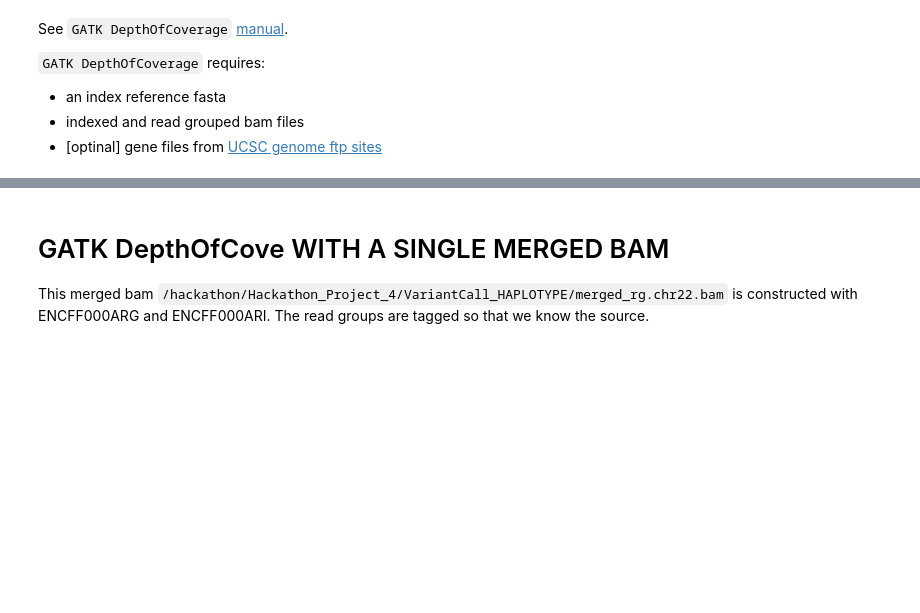
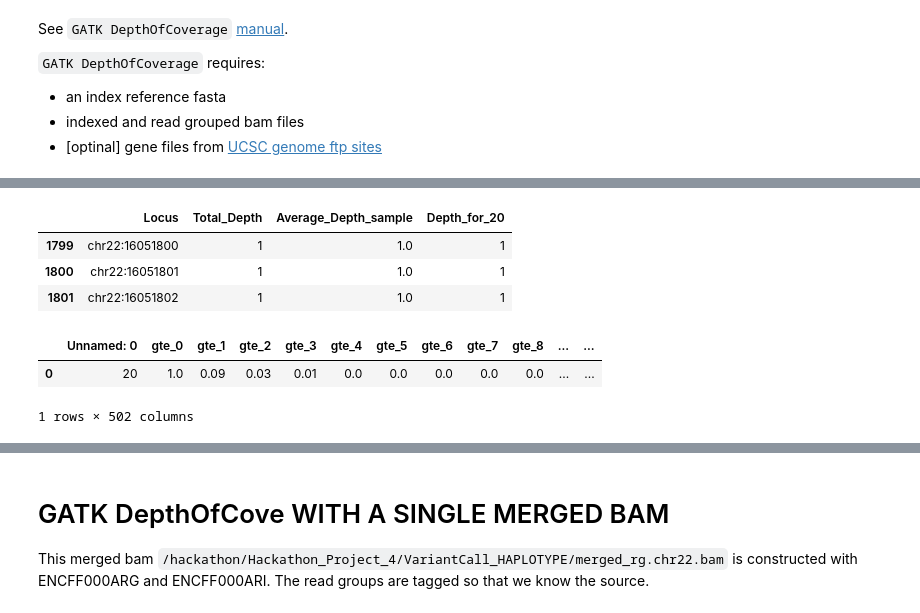
Before and after one commit to hackseq/2016_project_4, a Jupyter notebook: notebooks/DepthOfCoverage.ipynb, the cells around one changed output, grey strips where cells are left out. Saved outputs shown, nothing was run; the diff lists cells and outputs as text; code cells hidden in the pictures; blank space fills up the shorter version.

```diff
--- a/notebooks/DepthOfCoverage.ipynb
+++ b/notebooks/DepthOfCoverage.ipynb
@@ -34,0 +210,13 @@ See ``GATK DepthOfCoverage`` [manual](https://software.broadinstitute.org/gatk/g
+# %%
+ENCFF000ATH_chr22_depth_moreThanOne[:3]
+# %% [output]
+|  | Locus | Total_Depth | Average_Depth_sample | Depth_for_20 |
+| 1799 | chr22:16051800 | 1 | 1.0 | 1 |
+| 1800 | chr22:16051801 | 1 | 1.0 | 1 |
+| 1801 | chr22:16051802 | 1 | 1.0 | 1 |
+# %%
+pd.read_table(jp('ENCODE_DATA_GM12878/COMPLETED/DepthOfCoverage/ENCFF000ATH_chr22_ChIP-seq_rg.bam.default.depth.sample_cumulative_coverage_proportions'))
+# %% [output]
+|  | Unnamed: 0 | gte_0 | gte_1 | gte_2 | gte_3 | gte_4 | gte_5 | gte_6 | gte_7 | gte_8 | ... | ... |
+| 0 | 20 | 1.0 | 0.09 | 0.03 | 0.01 | 0.0 | 0.0 | 0.0 | 0.0 | 0.0 | ... | ... |
+1 rows × 502 columns
```
Also changed, not shown: parts of 19 cells of this notebook, 5 other files.
